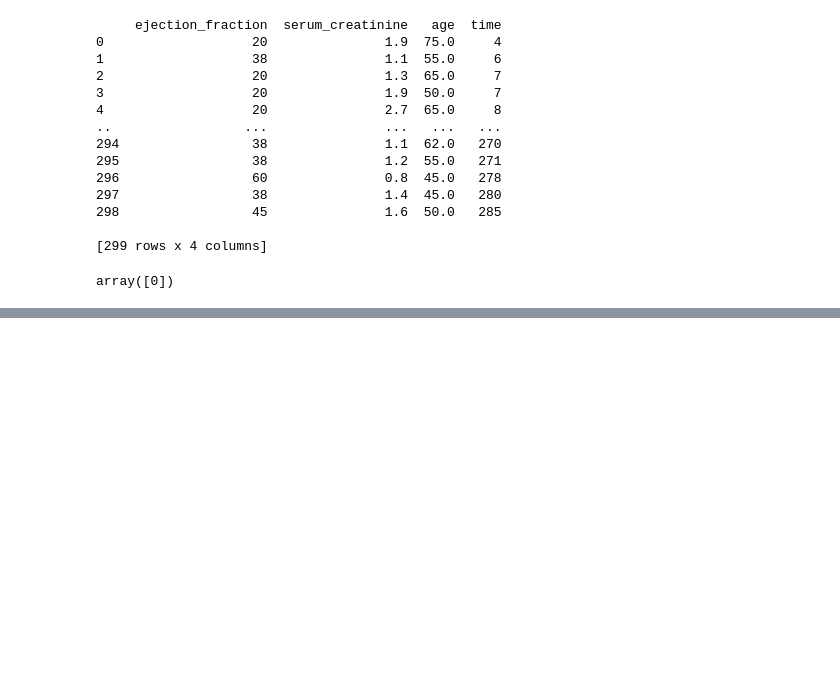
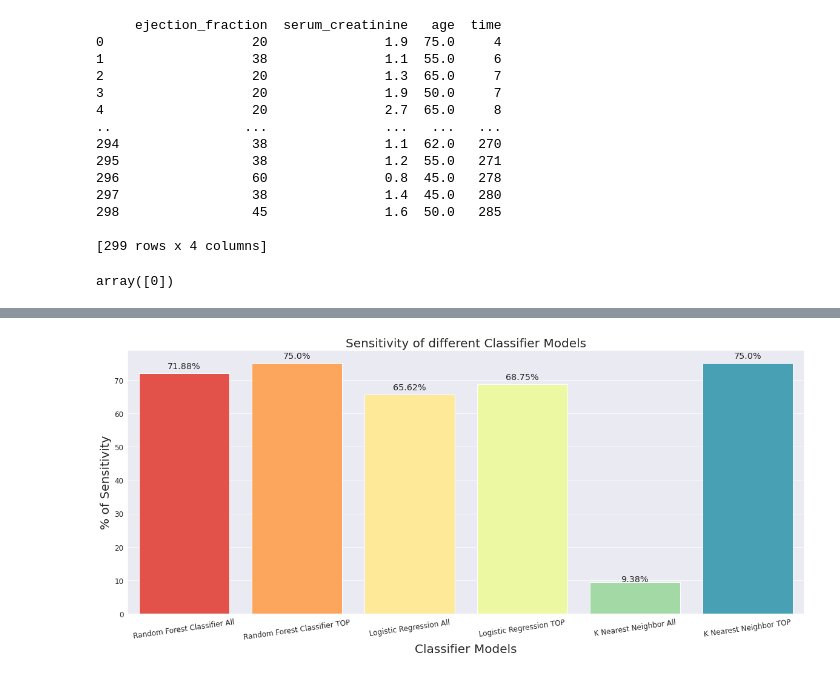
Before and after one commit to AntonioMoralCevallos/Predicting_Fatal_Heart_Failure-Project, a Jupyter notebook: Final_Deliverable_7b.ipynb, the cells around one changed output, grey strips where cells are left out. Drawn from its saved outputs; the diff is of its cells as text; code cells hidden in the pictures; blank space fills up the shorter version.

```diff
--- a/Final_Deliverable_7b.ipynb
+++ b/Final_Deliverable_7b.ipynb
@@ -659,11 +663,13 @@ print("Logistic Regression Accuracy:",lrT)
 P = sum(ytest==1)
 TP = sum((ytest ==1)& (y_pred ==1))
 TP/P
+sen_list.append(100*TP/P)
 print("Sensitivity:",TP/P)
 
 N = sum(ytest==0)
 TN = sum((ytest ==0)& (y_pred ==0))
 TN/N
+spec_list.append(100*TN/N)
 print("Specificity:",TN/N)
 # %% [output]
 Logistic Regression Accuracy: 0.8333333333333334
@@ -713,7 +720,6 @@ plt.show()
 X, y = clinical.drop(['DEATH_EVENT'],axis=1), clinical['DEATH_EVENT']
 from sklearn.model_selection import train_test_split
 Xtrain, Xtest, ytrain, ytest = train_test_split(X, y, test_size=0.3, random_state=775)
-from sklearn.neighbors import KNeighborsClassifier
 kn_clf = KNeighborsClassifier(n_neighbors=4)
 kn_clf.fit(Xtrain, ytrain)
 y_pred = kn_clf.predict(Xtest)
@@ -723,11 +729,13 @@ print("K Neighbor Classifier Accuracy:",kn_accT)
 P = sum(ytest==1)
 TP = sum((ytest ==1)& (y_pred ==1))
 TP/P
+sen_list.append(100*TP/P)
 print("Sensitivity:",TP/P)
 
 N = sum(ytest==0)
 TN = sum((ytest ==0)& (y_pred ==0))
 TN/N
+spec_list.append(100*TN/N)
 print("Specificity:",TN/N)
 # %% [output]
 K Neighbor Classifier Accuracy: 0.6555555555555556
@@ -741,7 +749,6 @@ Specificity: 0.9655172413793104
 Features = ['ejection_fraction','serum_creatinine','age', 'time']
 X, y = clinical[Features], clinical['DEATH_EVENT']
 Xtrain, Xtest, ytrain, ytest = train_test_split(X, y, test_size=0.3, random_state=775)
-from sklearn.neighbors import KNeighborsClassifier
 kn_clf = KNeighborsClassifier(n_neighbors=4)
 kn_clf.fit(Xtrain, ytrain)
 y_pred = kn_clf.predict(Xtest)
@@ -751,11 +758,13 @@ print("K Neighbor Classifier Accuracy:",kn_acc)
 P = sum(ytest==1)
 TP = sum((ytest ==1)& (y_pred ==1))
 TP/P
+sen_list.append(100*TP/P)
 print("Sensitivity:",TP/P)
 
 N = sum(ytest==0)
 TN = sum((ytest ==0)& (y_pred ==0))
 TN/N
+spec_list.append(100*TN/N)
 print("Specificity:",TN/N)
 # %% [output]
 K Neighbor Classifier Accuracy: 0.8666666666666667
@@ -803,0 +817,18 @@ plt.show()
+# %%
+model2_list = ['Random Forest Classifier All','Random Forest Classifier TOP','Logistic Regression All','Logistic Regression TOP','K Nearest Neighbor All','K Nearest Neighbor TOP']
+
+plt.rcParams['figure.figsize']=20,8
+sns.set_style('darkgrid')
+ax = sns.barplot(x=model2_list, y=sen_list, palette = "Spectral", saturation =2.0)
+plt.xlabel('Classifier Models', fontsize = 20 )
+plt.ylabel('% of Sensitivity', fontsize = 20)
+plt.title('Sensitivity of different Classifier Models', fontsize = 20)
+plt.xticks(fontsize = 12, horizontalalignment = 'center', rotation = 8)
+plt.yticks(fontsize = 12)
+for i in ax.patches:
+    width, height = i.get_width(), i.get_height()
+    x, y = i.get_xy()
+    ax.annotate(f'{round(height,2)}%', (x + width/2, y + height*1.02), ha='center', fontsize = 'x-large')
+plt.show()
+# %% [output]
+[figure, added]
```
Also changed, not shown: parts of 31 cells of this notebook.
